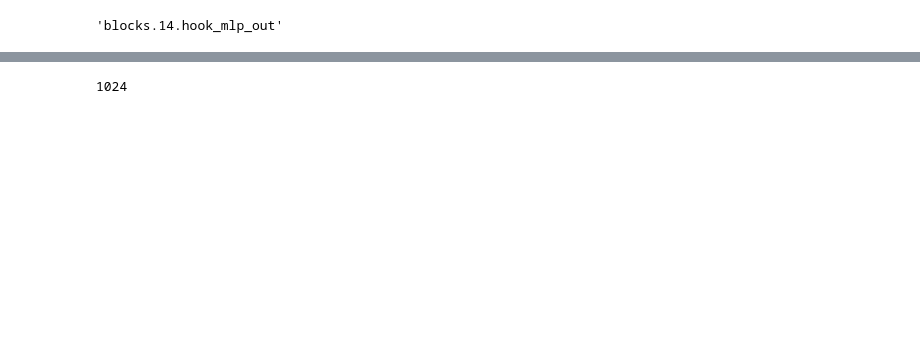
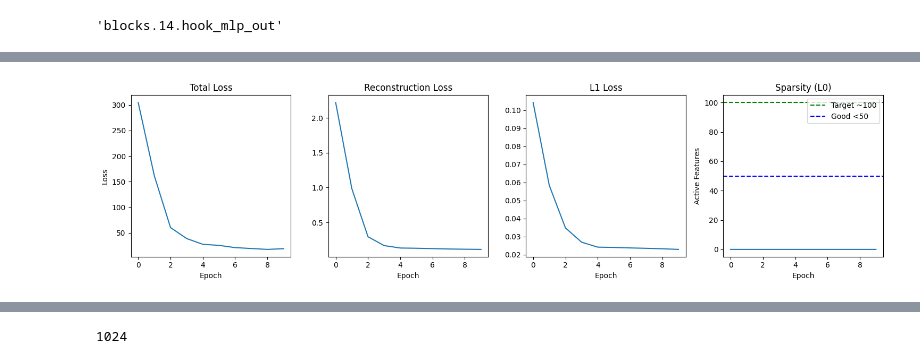
Before and after one commit to TanmayAgarwal123/CRIS_Labs_Spring_2026, a Jupyter notebook: sae_test.ipynb, the cells around one changed output, grey strips where cells are left out. Drawn from its saved outputs; the diff is of its cells as text; code cells hidden in the pictures; blank space fills up the shorter version.

Commit message:
Updated training function, increased sparsity penalty, updated analysis class and testing notebook

```diff
--- a/sae_test.ipynb
+++ b/sae_test.ipynb
@@ -9,3 +7,3 @@ all the way through
 # %%
-qwen3_06B_l14_mlp_file_path = list_pretrained()[1]
-qwen3_06B_14_mlp_SAE = load_pretrained(qwen3_06B_l14_mlp_file_path)
+qwen3_06B_l14_mlp_file_path = list_pretrained()[-1]
+qwen3_06B_14_mlp_SAE, history = load_pretrained(qwen3_06B_l14_mlp_file_path, load_history=True)
@@ -33,0 +118,41 @@ qwen3_analyzer.hook_point
+# %%
+import matplotlib.pyplot as plt
+
+# Load your training history
+print(f"Final epoch metrics:")
+print(f"  Loss: {history['loss'][-1]:.4f}")
+print(f"  Recon Loss: {history['recon_loss'][-1]:.4f}")
+print(f"  L1 Loss: {history['l1_loss'][-1]:.4f}")
+print(f"  Sparsity (L0): {history['sparsity'][-1]:.2f}")
+
+# Plot training curves
+plt.figure(figsize=(15, 4))
+
+plt.subplot(1, 4, 1)
+plt.plot(history['loss'])
+plt.title('Total Loss')
+plt.xlabel('Epoch')
+plt.ylabel('Loss')
+
+plt.subplot(1, 4, 2)
+plt.plot(history['recon_loss'])
+plt.title('Reconstruction Loss')
+plt.xlabel('Epoch')
+
+plt.subplot(1, 4, 3)
+plt.plot(history['l1_loss'])
+plt.title('L1 Loss')
+plt.xlabel('Epoch')
+
+plt.subplot(1, 4, 4)
+plt.plot(history['sparsity'])
+plt.axhline(y=100, color='g', linestyle='--', label='Target ~100')
+plt.axhline(y=50, color='b', linestyle='--', label='Good <50')
+plt.title('Sparsity (L0)')
+plt.xlabel('Epoch')
+plt.ylabel('Active Features')
+plt.legend()
+
+plt.tight_layout()
+plt.show()
+# %% [output]
@@ -34 +164,2 @@ qwen3_analyzer.hook_point
+[figure, added]
 # %%
```
Also changed, not shown: parts of 23 cells of this notebook, 6 other files.
